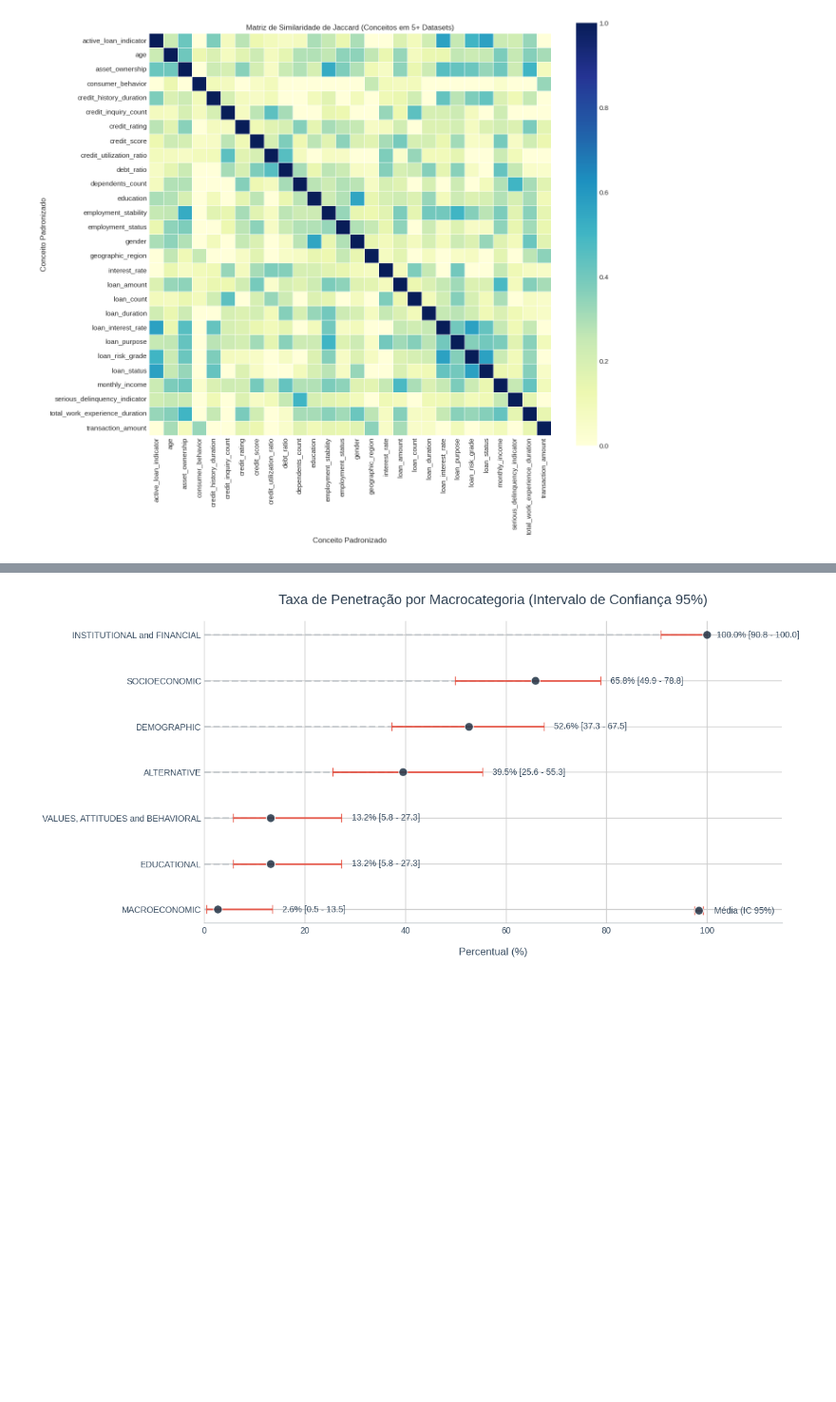
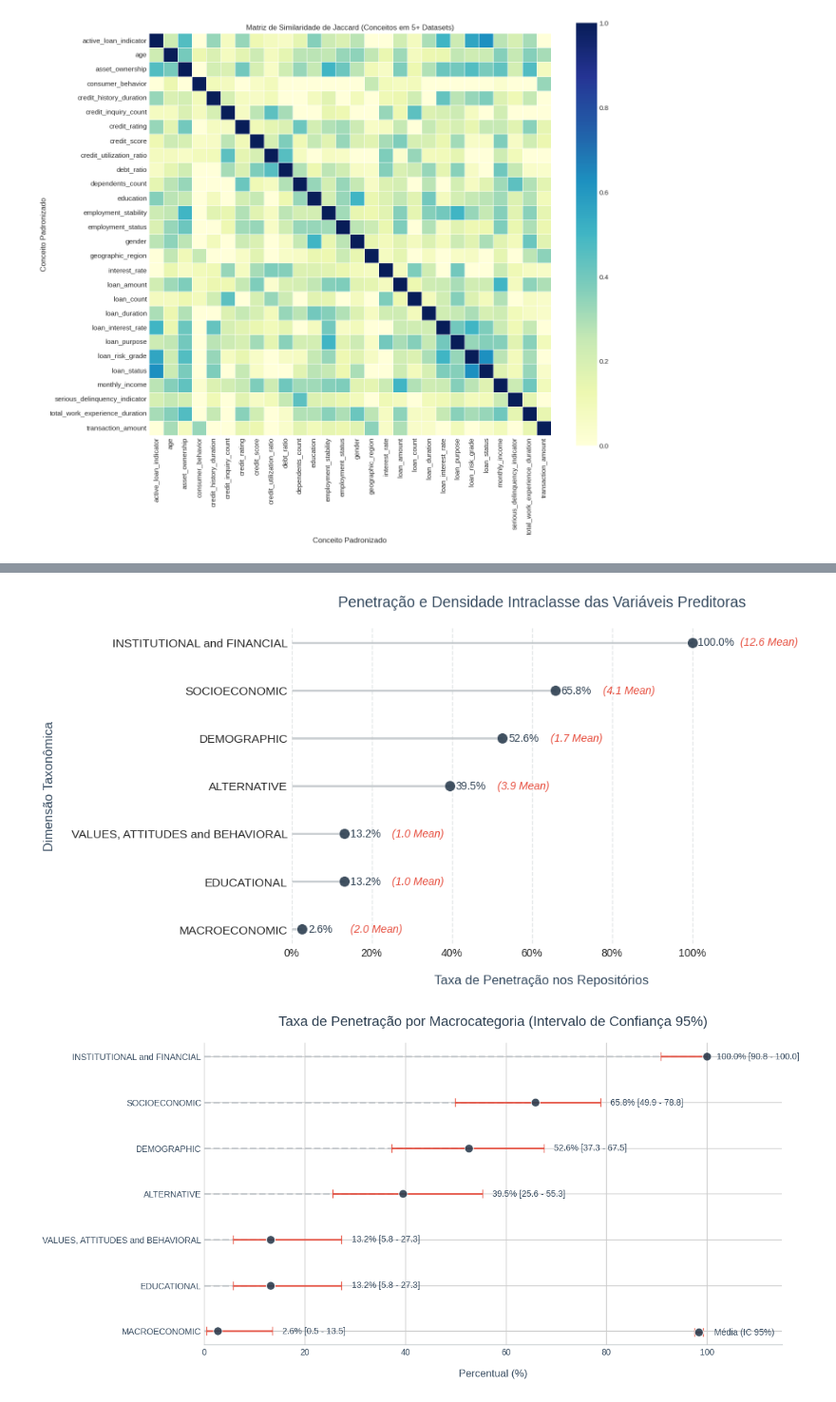
Before and after one commit to OfAndreS/Fairness, a Jupyter notebook: Notebooks/Exploratory.ipynb, the cells around one changed output, grey strips where cells are left out. Shown at 95% size. Cells and saved outputs as stored; diff of their text form; code cells hidden in the pictures; blank space fills up the shorter version.

```diff
--- a/Notebooks/Exploratory.ipynb
+++ b/Notebooks/Exploratory.ipynb
@@ -618,3 +662,94 @@ Name: count, dtype: int64
+# %%
+import pandas as pd
+import numpy as np
+import matplotlib.pyplot as plt
+from matplotlib.ticker import FuncFormatter
+
+# 1. Preparação dos dados
+df_valid_macro = df_MacroTC[df_MacroTC['Col_Standardized'] != 'UNCLASSIFIED'].copy()
+
+# Matriz de contagem de variáveis por dataset (id) e categoria
+df_crosstab = pd.crosstab(df_valid_macro['id'], df_valid_macro['Col_Standardized'])
+
+# Taxa de Penetração (Presença % nos datasets)
+df_presenca = (df_crosstab > 0).mean() * 100
+
+# Densidade Intraclasse (Média condicional de colunas quando a categoria está presente)
+df_media_condicional = df_crosstab.replace(0, np.nan).mean()
+
+# Consolidando os dados em um DataFrame para o plot
+df_plot = pd.DataFrame({
+    'Macro_Categoria': df_presenca.index,
+    'Percentual_Presenca': df_presenca.values,
+    'Media_Variaveis': df_media_condicional.values
+})
+
+# Ordenando pelo percentual de presença para o efeito escada do pirulito
+df_plot = df_plot.sort_values(by='Percentual_Presenca', ascending=True).reset_index(drop=True)
+
+# 2. Configurações visuais espelhadas do gráfico A.1
+plt.style.use('seaborn-v0_8-whitegrid')
+fig, ax = plt.subplots(figsize=(10, 5), facecolor='white')
+
+# Paleta de cores exata do A.1
+color_scatter = '#2c3e50'
+color_trend = '#e74c3c'
+color_hist = '#bdc3c7'
+color_text = '#34495e'
+
+# 3. Criando o formato de pirulito (Lollipop)
+# Linha do pirulito
+ax.hlines(y=df_plot['Macro_Categoria'], xmin=0, xmax=df_plot['Percentual_Presenca'],
+          color=color_hist, alpha=0.8, linewidth=2)
+
+# Marcador do pirulito
+ax.plot(df_plot['Percentual_Presenca'], df_plot['Macro_Categoria'], "o",
+        markersize=10, color=color_scatter, alpha=0.9, markeredgecolor='white', markeredgewidth=0.5)
+
+# 4. Adicionando os rótulos de dados (Penetração e Densidade)
+for i in range(len(df_plot)):
+    v_perc = df_plot['Percentual_Presenca'].iloc[i]
+    v_med = df_plot['Media_Variaveis'].iloc[i]
+
+    # Texto principal: Porcentagem de penetração
+    ax.text(v_perc + 1.5, i, f'{v_perc:.1f}%', color=color_scatter, va='center', fontsize=10)
+
+    # Texto secundário: Média de variáveis (Densidade Intraclasse) com a cor de destaque (trend)
+    ax.text(v_perc + 12, i, f'({v_med:.1f} Mean)', color=color_trend, va='center', fontsize=10, style='italic')
+
+# 5. Formatação dos eixos e remoção das bordas (Spines) idêntica ao A.1
+ax.spines['top'].set_visible(False)
+ax.spines['right'].set_visible(False)
+ax.spines['left'].set_visible(False)
+ax.spines['bottom'].set_visible(False)
+
+ax.set_xticks([0, 20, 40, 60, 80, 100])
+
+# Configuração dos Ticks
+ax.tick_params(axis="y", left=False, labelleft=True, labelsize=11)
+ax.tick_params(axis="x", bottom=False, labelbottom=True, labelsize=10)
+
+# Aplicando o formatador de porcentagem no eixo X
+formatter_x = FuncFormatter(lambda val, pos: f"{val:g}%")
+ax.xaxis.set_major_formatter(formatter_x)
+
+# 6. Rótulos (Labels)
+ax.set_xlabel('Taxa de Penetração nos Repositórios', fontsize=12, color=color_text, labelpad=15)
+ax.set_ylabel('Dimensão Taxonômica', fontsize=12, color=color_text, labelpad=15)
+ax.set_title('Penetração e Densidade Intraclasse das Variáveis Preditoras', fontsize=14, color=color_text, pad=20)
+
+# Limites do eixo X ajustados para dar espaço às anotações de texto
+ax.set_xlim(0, max(df_plot['Percentual_Presenca']) + 25)
+
+# Grid apenas vertical para facilitar a leitura da porcentagem
+ax.grid(axis='y', visible=False)
+ax.grid(axis='x', color=color_hist, linestyle='--', alpha=0.4)
+
+# Ajuste final de margens
+fig.subplots_adjust(top=0.92, bottom=0.1, left=0.25)
+plt.show()
+# %% [output]
+[figure, added]
 # %%
 import pandas as pd
 import matplotlib.pyplot as plt
```
Also changed, not shown: parts of 13 cells of this notebook, 5 other files.
